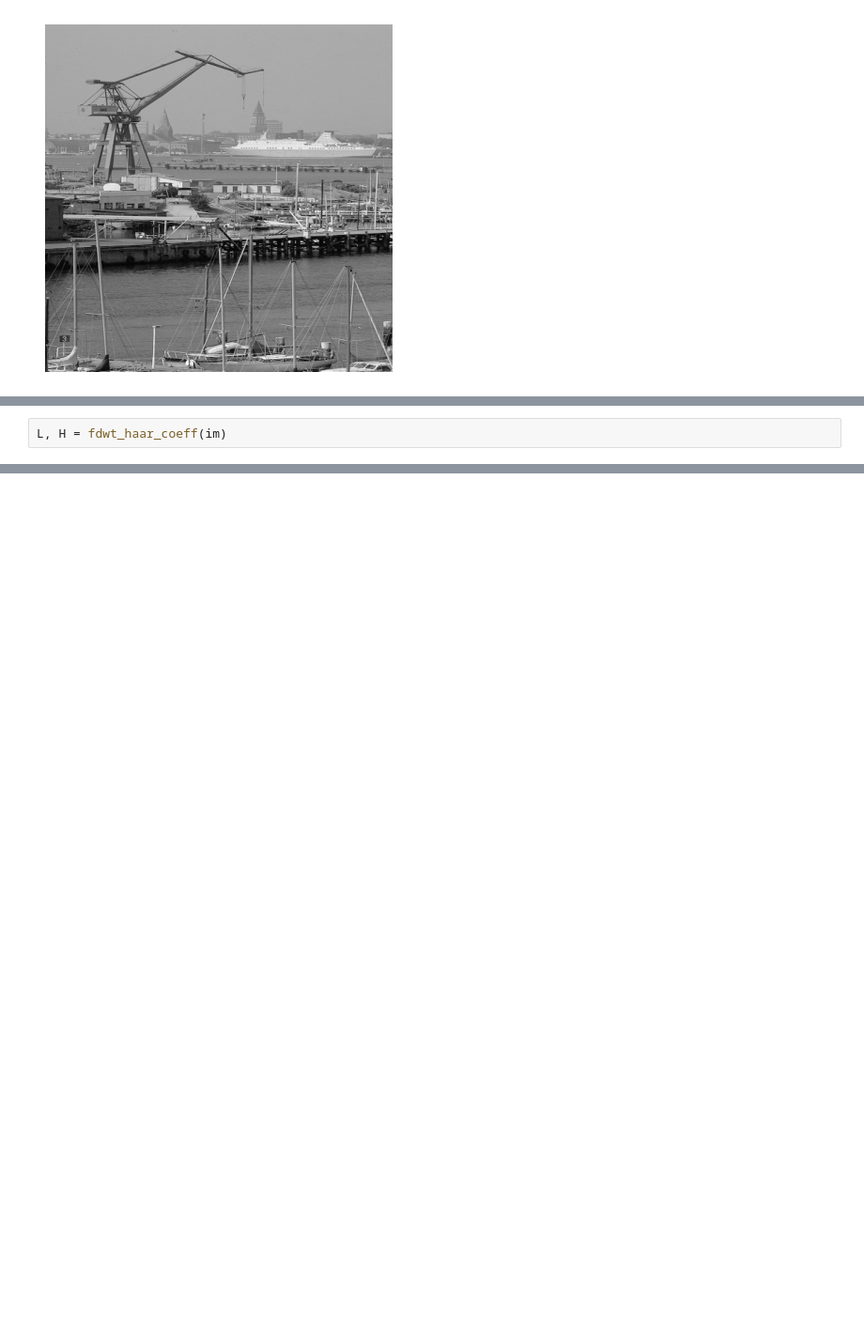
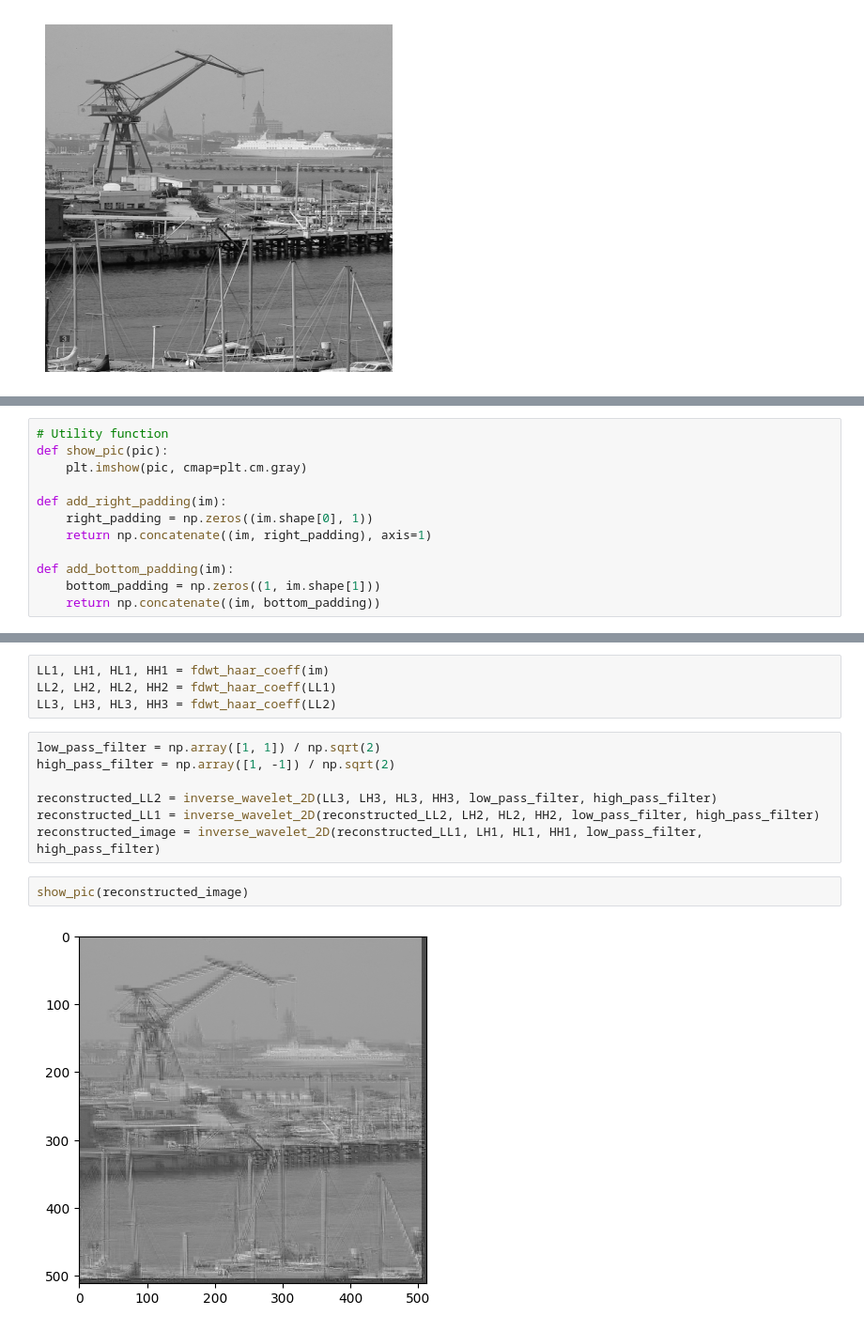
Before and after one commit to ikenichaa/wavelet-transform, a Jupyter notebook: task2-convolution.ipynb, the cells around one changed output, grey strips where cells are left out. Shown: that part at 94% size. Cells and saved outputs as stored; diff of their text form; blank space fills up the shorter version.

Commit message:
feat: rewrite function forward and inverse wavelet transform

```diff
--- a/task2-convolution.ipynb
+++ b/task2-convolution.ipynb
@@ -333,2 +24,0 @@ def fdwt_haar_coeff(im):
-# %%
-L, H = fdwt_haar_coeff(im)
@@ -343,0 +25,12 @@ show_pic(La)
+# %%
+# Utility function
+def show_pic(pic):
+    plt.imshow(pic, cmap=plt.cm.gray)
+
+def add_right_padding(im):
+    right_padding = np.zeros((im.shape[0], 1))
+    return np.concatenate((im, right_padding), axis=1)
+
+def add_bottom_padding(im):
+    bottom_padding = np.zeros((1, im.shape[1]))
+    return np.concatenate((im, bottom_padding))
@@ -343,0 +249,15 @@ show_pic(La)
+# %%
+LL1, LH1, HL1, HH1 = fdwt_haar_coeff(im)
+LL2, LH2, HL2, HH2 = fdwt_haar_coeff(LL1)
+LL3, LH3, HL3, HH3 = fdwt_haar_coeff(LL2)
+# %%
+low_pass_filter = np.array([1, 1]) / np.sqrt(2)
+high_pass_filter = np.array([1, -1]) / np.sqrt(2)
+
+reconstructed_LL2 = inverse_wavelet_2D(LL3, LH3, HL3, HH3, low_pass_filter, high_pass_filter)
+reconstructed_LL1 = inverse_wavelet_2D(reconstructed_LL2, LH2, HL2, HH2, low_pass_filter, high_pass_filter)
+reconstructed_image = inverse_wavelet_2D(reconstructed_LL1, LH1, HL1, HH1, low_pass_filter, high_pass_filter)
+# %%
+show_pic(reconstructed_image)
+# %% [output]
+[figure, added]
```
Also changed, not shown: parts of 51 cells of this notebook.
